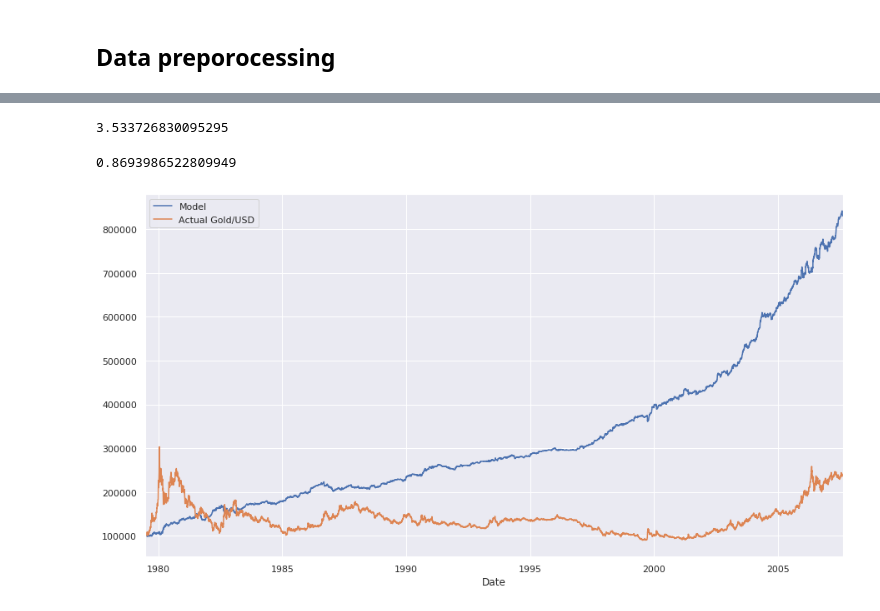
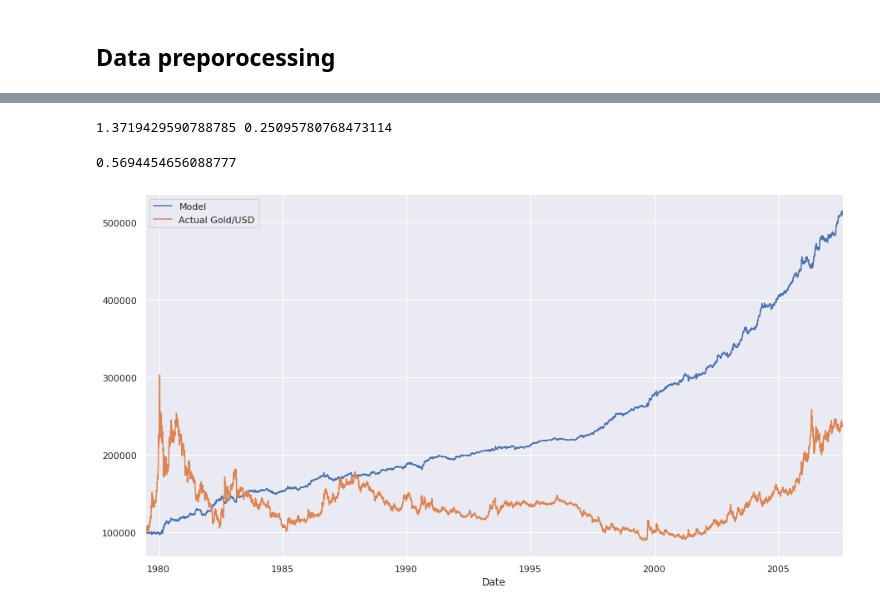
Before and after one commit to jbmoorhouse/gold_returns_predictor, a Jupyter notebook: xauusd_analysis.ipynb, the cells around one changed output, grey strips where cells are left out. Saved outputs shown, nothing was run; the diff lists cells and outputs as text; code cells hidden in the pictures.

```diff
--- a/xauusd_analysis.ipynb
+++ b/xauusd_analysis.ipynb
@@ -181,0 +334,10 @@ Index(['5d_market_vol', '20d_market_vol', '60d_market_vol', '120d_market_vol',
+# %%
+
+classifiers = [
+    SVC(gamma=2, C=1),
+    LogisticRegression(),
+    RandomForestClassifier(criterion='entropy', oob_score=True, n_jobs=-1, random_state= 0),
+    MLPClassifier(alpha=1, max_iter=1000),
+    AdaBoostClassifier(),
+    GradientBoostingClassifier(n_estimators=100),
+]
@@ -185,12 +418,14 @@ n_features = X_train.shape[1]
 
 clf_parameters = {
     'criterion': 'entropy',
-    'min_samples_leaf': 20,
+    'min_samples_leaf': 15,
+    'max_depth' : 25,
+     'min_samples_split': 8,
     'oob_score': True,
     'n_jobs': -1,
     'random_state': 0}
 
-n_trees_l = [30, 100, 250, 500, 1000]
+n_trees_l = [75, 100, 150, 300]
 # %%
 train_score = []
 valid_score = []
@@ -199,11 +434,11 @@ feature_importances = []
 
 for n_trees in tqdm(n_trees_l, desc='Training Models', unit='Model'):
 
-    clf = RandomForestClassifier(n_trees, **clf_parameters)
-    clf.fit(X_train_tr, y_train)
+    clf = RandomForestClassifier(**search.best_params_)
+    clf.fit(X_train_trans, y_train)
 
-    train_score.append(clf.score(X_train_tr, y_train))
-    valid_score.append(clf.score(X_valid_tr, y_valid))
+    train_score.append(clf.score(X_train_trans, y_train))
+    valid_score.append(clf.score(X_valid_trans, y_valid))
 
-    oob_score.append(clf.oob_score_)
-    feature_importances.append(clf.feature_importances_)
+#     oob_score.append(clf.oob_score_)
+#     feature_importances.append(clf.feature_importances_)
@@ -230,32 +477,33 @@ plot([n_trees_l]*3,
 # %%
 prob_array=[-1,1]
-alpha_score = clf.predict_proba(X_train_tr).dot(np.array(prob_array))
+alpha_score = clf.predict_proba(X_train_trans).dot(np.array(prob_array))
 
 # calculate daily returns
-alpha_return = alpha_score * data.loc[X_train.index, 'target'].shift(-1) * 2
+alpha_return = alpha_score * data.loc[X_train.index, 'target'].shift(-1)
 
 xau_usd_return = data.loc[X_train.index, 'target']
 
 # calculate cumulative performance
-alpha_perf = (1 + alpha_return).cumprod() * 100000
-xau_usd_per = (1 + xau_usd_return).cumprod() * 100000
+alpha_perf = 100000 * ((1 + alpha_return).cumprod())
+xau_usd_per = 100000 * ((1 + xau_usd_return).cumprod())
 
 #alpha_return.plot()
 alpha_sharpe = (np.sqrt(252.) * alpha_return.mean()) / alpha_return.std()
 xau_usd_sharpe = (np.sqrt(252.) * xau_usd_return.mean()) / xau_usd_return.std()
 
 alpha_perf.plot()
 xau_usd_per.plot()
 
 xau_usd_return.mean() / alpha_return.mean()
 sns.set(rc={'figure.figsize':(15, 8)})
 plt.legend(labels = ['Model', 'Actual Gold/USD'])
 
-print(xau_usd_return.std() / alpha_return.std())
-#annualization_return
 
-(alpha_perf[-2] * 100) ** (252 / alpha_perf.index.size) - 1
+print(alpha_sharpe, xau_usd_sharpe)
+alpha_return.std() / xau_usd_return.std()
+
+alpha_perf[-2] ** (252 / alpha_perf.size) - 1
 # %% [output]
-3.533726830095295
+1.3719429590788785 0.25095780768473114
-0.8693986522809949
+0.5694454656088777
-[figure, old version]
+[figure, new version]
```
Also changed, not shown: parts of 20 cells of this notebook, 3 other files.
